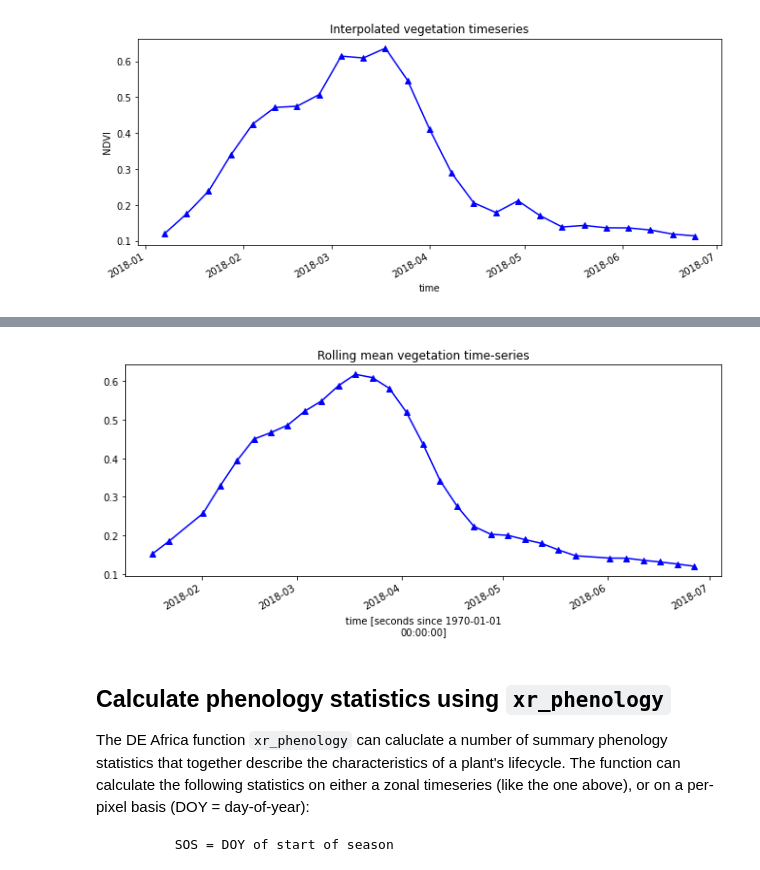
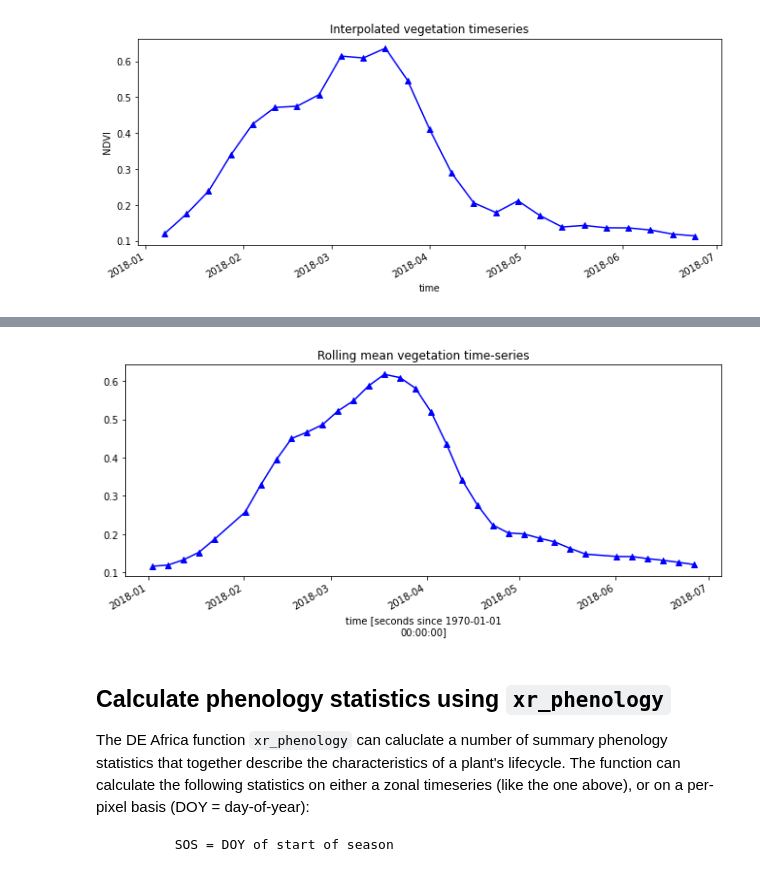
Before and after one commit to digitalearthafrica/deafrica-sandbox-notebooks, a Jupyter notebook: Real_world_examples/Vegetation_phenology.ipynb, the cells around one changed output, grey strips where cells are left out. Cells and saved outputs as stored; diff of their text form; code cells hidden in the pictures.

```diff
--- a/Real_world_examples/Vegetation_phenology.ipynb
+++ b/Real_world_examples/Vegetation_phenology.ipynb
@@ -233,11 +235,11 @@ plt.title('Interpolated vegetation timeseries');
 # %%
 #interpolate the data
-ndvi_rolling = ndvi.mean(['x', 'y']).rolling(time=4).mean()
+ndvi_rolling = ndvi.mean(['x', 'y']).rolling(time=4, min_periods=1).mean()
 #plot the interpolated data
 ndvi_rolling.plot.line('b-^', figsize=(11,4))
 plt.title('Rolling mean vegetation time-series');
 # %% [output]
-[figure, old version]
+[figure, new version]
 # %% [markdown]
 ## Calculate phenology statistics using `xr_phenology`
 
```
Also changed, not shown: parts of 8 cells of this notebook, 1 other file.
